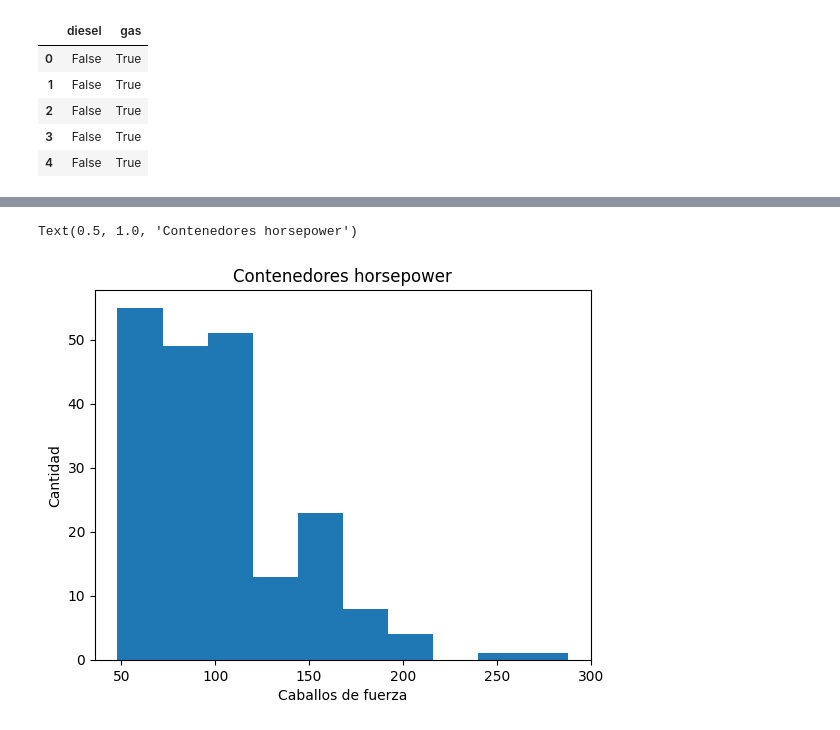
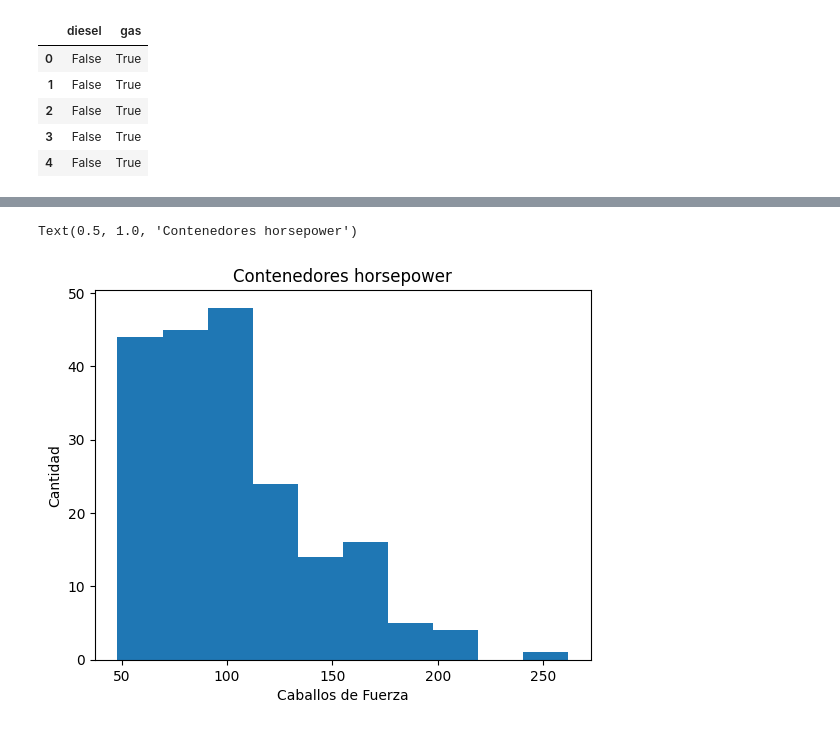
Before and after one commit to JesusRosales70/Machine-Learning, a Jupyter notebook: Unidad 1/Practica_1_DataWrangling.ipynb, the cells around one changed output, grey strips where cells are left out. Saved outputs shown, nothing was run; the diff lists cells and outputs as text; code cells hidden in the pictures.

```diff
--- a/Unidad 1/Practica_1_DataWrangling.ipynb
+++ b/Unidad 1/Practica_1_DataWrangling.ipynb
@@ -157,0 +267,2 @@ NameError: name 'avg_horsepower' is not defined
+# %%
+autos['city-L/100km'] = 235/autos["city-mpg"]
@@ -157,0 +279,4 @@ NameError: name 'avg_horsepower' is not defined
+# %%
+autos["highway-mpg"] = 235/autos["highway-mpg"]
+autos.rename(columns={'highway-mpg':'highway-L/100km'}, inplace=True)
+autos.head()
@@ -157,0 +300,5 @@ NameError: name 'avg_horsepower' is not defined
+# %%
+autos['length'] = autos['length']/autos['length'].max()
+autos['width'] = autos['width']/autos['width'].max()
+autos['height'] = autos['height']/autos['height'].max()
+autos[["length","width","height"]].head()
@@ -187,3 +353,6 @@ variable_dummy1.head()
 | 2 | False | True |
 | 3 | False | True |
 | 4 | False | True |
+# %%
+autos = pd.concat([autos, variable_dummy1], axis = 1)
+autos.head(10)
@@ -203,14 +386,8 @@ autos.head()
 # %%
-autos["horsepower"] = autos["horsepower"].replace("?", np.nan)
-autos["horsepower"] = pd.to_numeric(autos["horsepower"], errors='coerce')
-avg_horsepower = autos['horsepower'].mean(axis=0)
-autos["horsepower"] = autos["horsepower"].replace(np.nan, avg_horsepower)
-autos["horsepower"] = autos["horsepower"].astype(int, copy=True)
-
 plt.pyplot.hist(autos["horsepower"])
-plt.pyplot.xlabel("Caballos de fuerza")
+plt.pyplot.xlabel("Caballos de Fuerza")
 plt.pyplot.ylabel("Cantidad")
 plt.pyplot.title("Contenedores horsepower")
 # %% [output]
 Text(0.5, 1.0, 'Contenedores horsepower')
-[figure, old version]
+[figure, new version]
```
Also changed, not shown: parts of 43 cells of this notebook.
